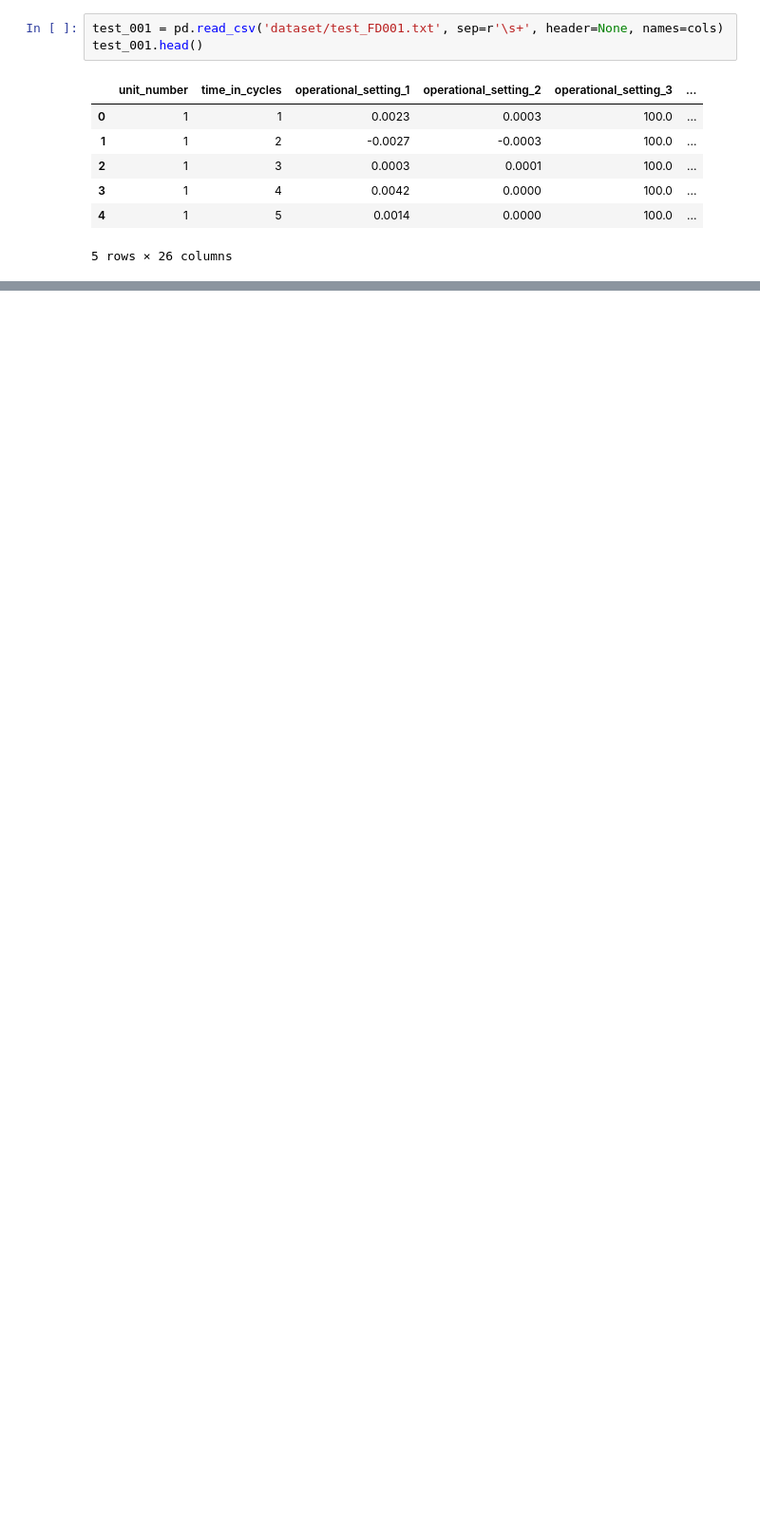
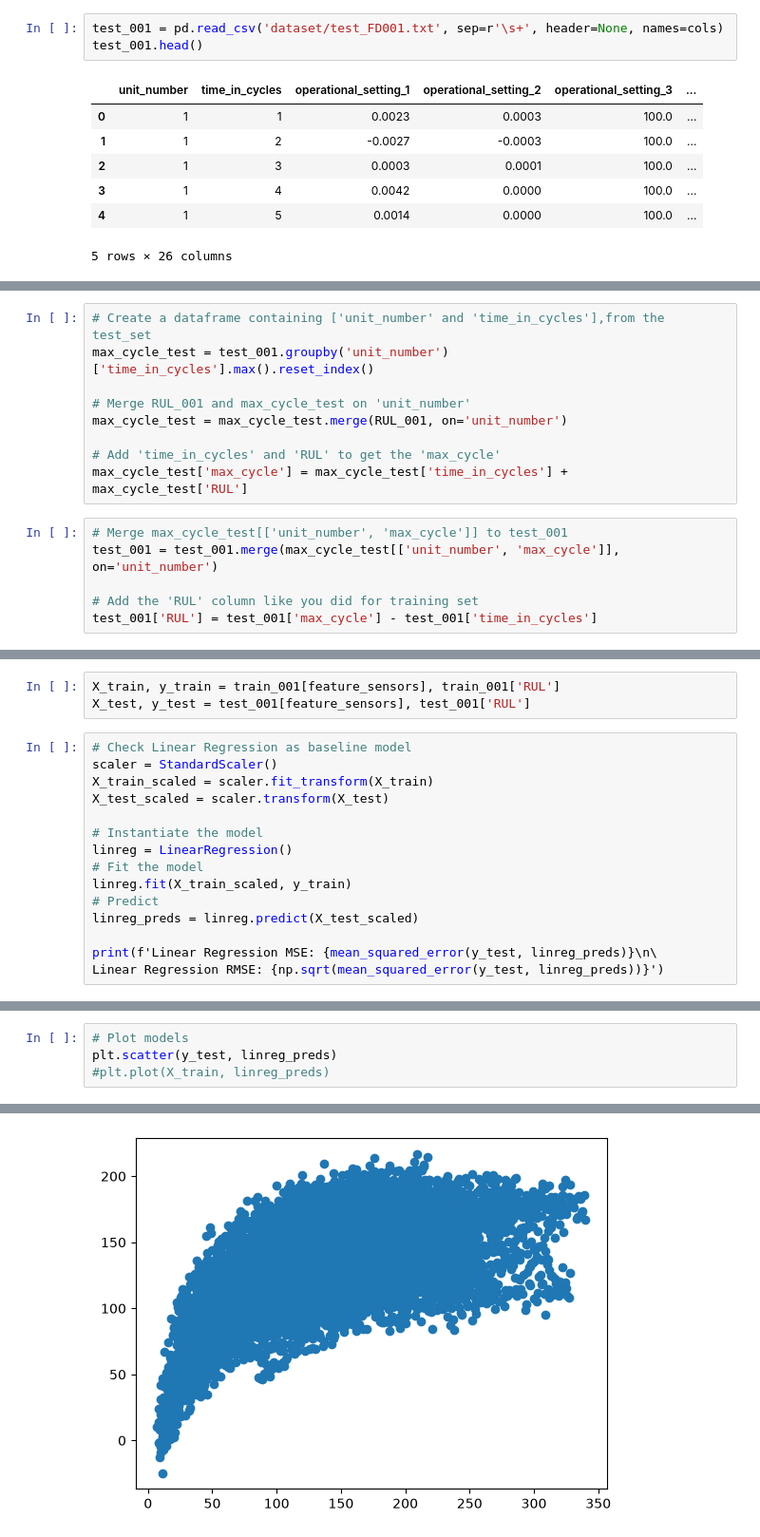
Before and after one commit to Agafie-Divine/predictive_maintenance_model, a Jupyter notebook: CMaps/RUL_turbofan.ipynb, the cells around one changed output, grey strips where cells are left out. Shown at 95% size. Cells and saved outputs as stored; diff of their text form; blank space fills up the shorter version.

Commit message:
feature engineeering and baseline model

```diff
--- a/CMaps/RUL_turbofan.ipynb
+++ b/CMaps/RUL_turbofan.ipynb
@@ -145 +125,16 @@ RUL_001
 100 rows × 2 columns
+# %%
+# Create a dataframe containing ['unit_number' and 'time_in_cycles'],from the test_set
+max_cycle_test = test_001.groupby('unit_number')['time_in_cycles'].max().reset_index()
+
+# Merge RUL_001 and max_cycle_test on 'unit_number'
+max_cycle_test = max_cycle_test.merge(RUL_001, on='unit_number')
+
+# Add 'time_in_cycles' and 'RUL' to get the 'max_cycle'
+max_cycle_test['max_cycle'] = max_cycle_test['time_in_cycles'] + max_cycle_test['RUL']
+# %%
+# Merge max_cycle_test[['unit_number', 'max_cycle']] to test_001
+test_001 = test_001.merge(max_cycle_test[['unit_number', 'max_cycle']], on='unit_number')
+
+# Add the 'RUL' column like you did for training set
+test_001['RUL'] = test_001['max_cycle'] - test_001['time_in_cycles']
@@ -145,0 +153,18 @@ RUL_001
+# %%
+X_train, y_train = train_001[feature_sensors], train_001['RUL']
+X_test, y_test = test_001[feature_sensors], test_001['RUL']
+# %%
+# Check Linear Regression as baseline model
+scaler = StandardScaler()
+X_train_scaled = scaler.fit_transform(X_train)
+X_test_scaled = scaler.transform(X_test)
+
+# Instantiate the model
+linreg = LinearRegression()
+# Fit the model
+linreg.fit(X_train_scaled, y_train)
+# Predict
+linreg_preds = linreg.predict(X_test_scaled)
+
+print(f'Linear Regression MSE: {mean_squared_error(y_test, linreg_preds)}\n\
+Linear Regression RMSE: {np.sqrt(mean_squared_error(y_test, linreg_preds))}')
@@ -145,0 +191,5 @@ RUL_001
+# %%
+# Plot models
+plt.scatter(y_test, linreg_preds)
+#plt.plot(X_train, linreg_preds)
+# %% [output]
@@ -145,0 +197 @@ RUL_001
+[figure, added]
```
Also changed, not shown: parts of 11 cells of this notebook.
